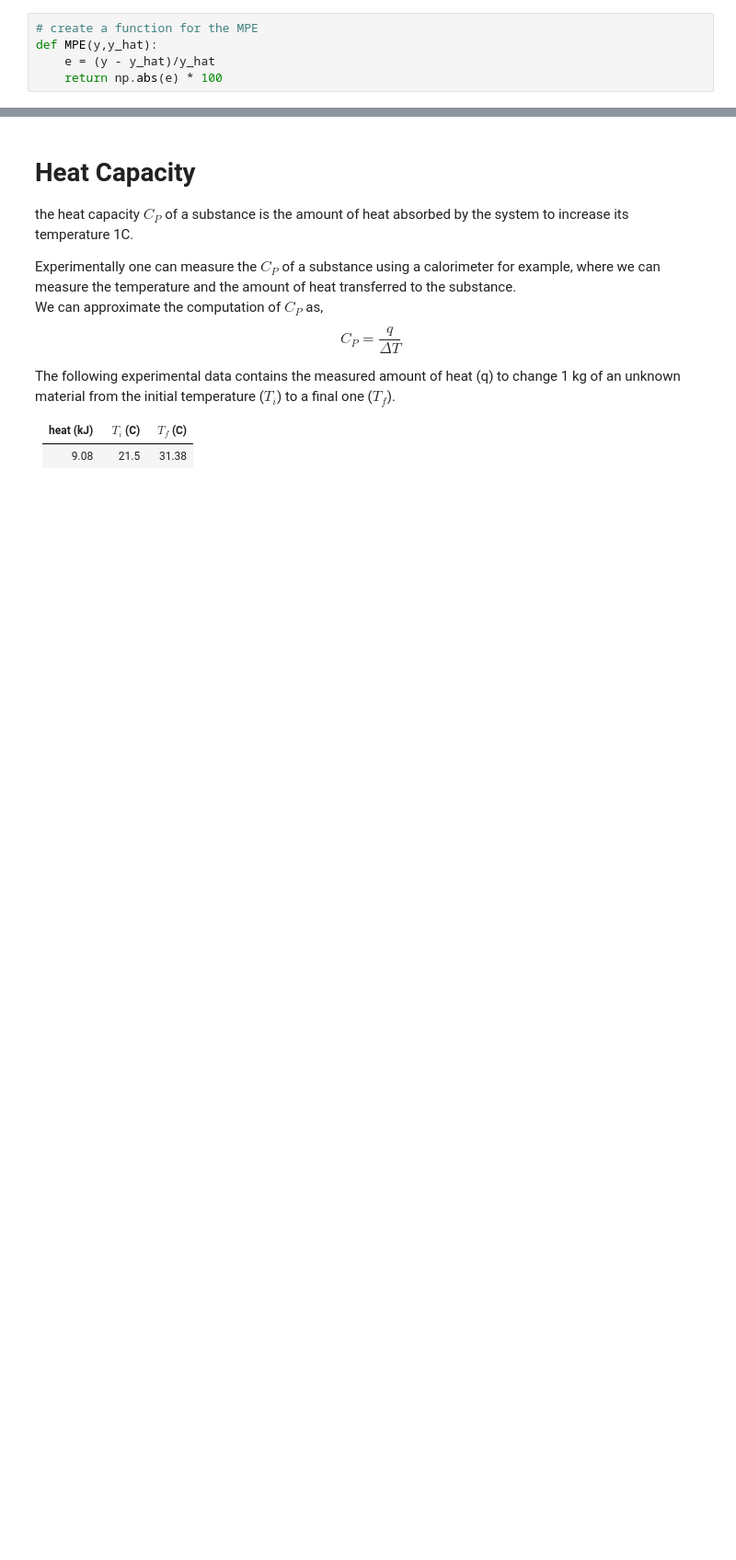
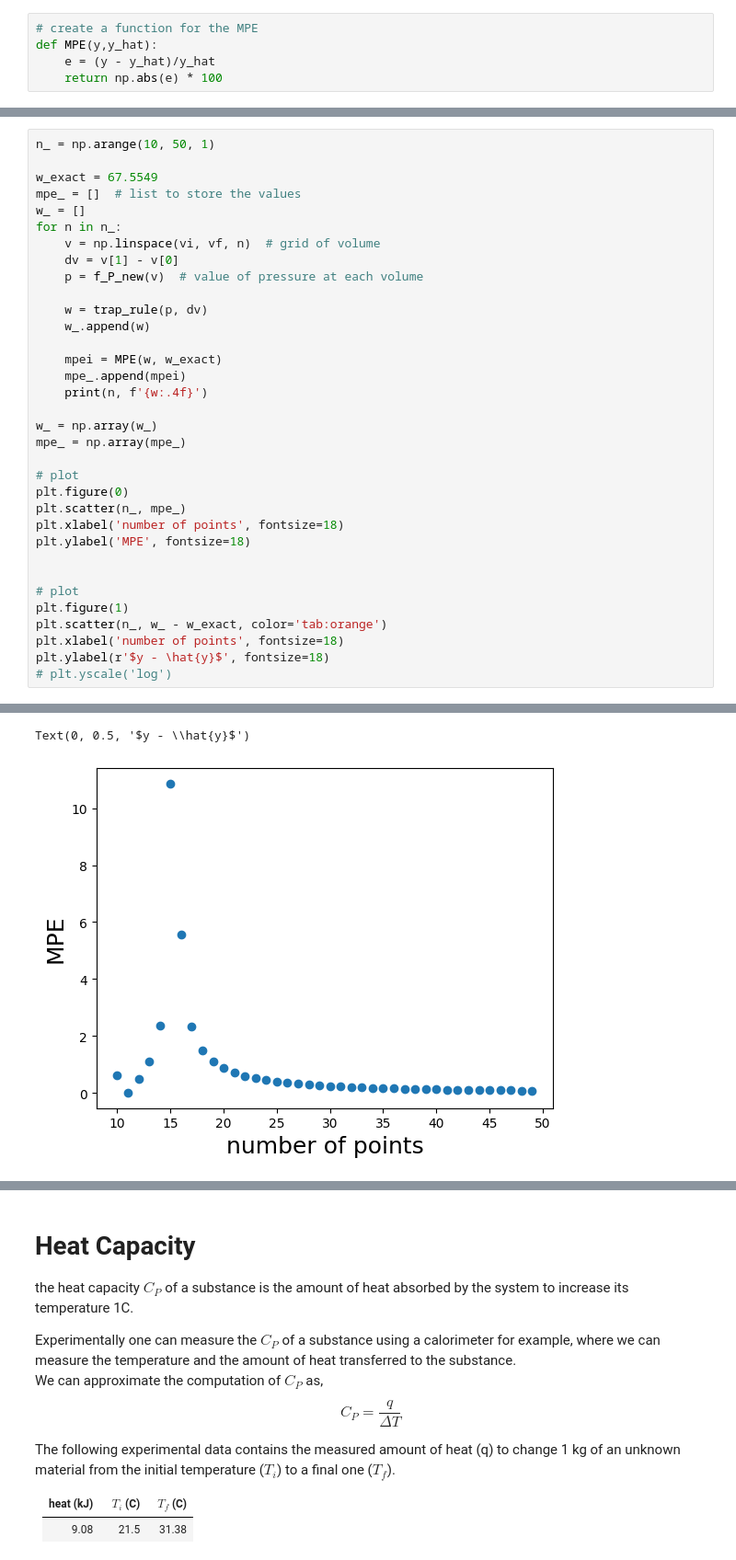
Before and after one commit to ChemAI-Lab/Math4Chem, a Jupyter notebook: website/Lecture_Notes/Coding/answers/intro_thermo.ipynb, the cells around one changed output, grey strips where cells are left out. Shown at 92% size. Cells and saved outputs as stored; diff of their text form; blank space fills up the shorter version.

```diff
--- a/website/Lecture_Notes/Coding/answers/intro_thermo.ipynb
+++ b/website/Lecture_Notes/Coding/answers/intro_thermo.ipynb
@@ -173,0 +279,35 @@ plt.yscale('log')
+# %%
+n_ = np.arange(10, 50, 1)
+
+w_exact = 67.5549
+mpe_ = []  # list to store the values
+w_ = []
+for n in n_:
+    v = np.linspace(vi, vf, n)  # grid of volume
+    dv = v[1] - v[0]
+    p = f_P_new(v)  # value of pressure at each volume
+
+    w = trap_rule(p, dv)
+    w_.append(w)
+
+    mpei = MPE(w, w_exact)
+    mpe_.append(mpei)
+    print(n, f'{w:.4f}')
+
+w_ = np.array(w_)
+mpe_ = np.array(mpe_)
+
+# plot
+plt.figure(0)
+plt.scatter(n_, mpe_)
+plt.xlabel('number of points', fontsize=18)
+plt.ylabel('MPE', fontsize=18)
+
+
+# plot
+plt.figure(1)
+plt.scatter(n_, w_ - w_exact, color='tab:orange')
+plt.xlabel('number of points', fontsize=18)
+plt.ylabel(r'$y - \hat{y}$', fontsize=18)
+# plt.yscale('log')
+# %% [output]
@@ -173,0 +331,2 @@ plt.yscale('log')
+Text(0, 0.5, '$y - \\hat{y}$')
+[figure, added]
```
Also changed, not shown: parts of 12 cells of this notebook, 1 other file.
